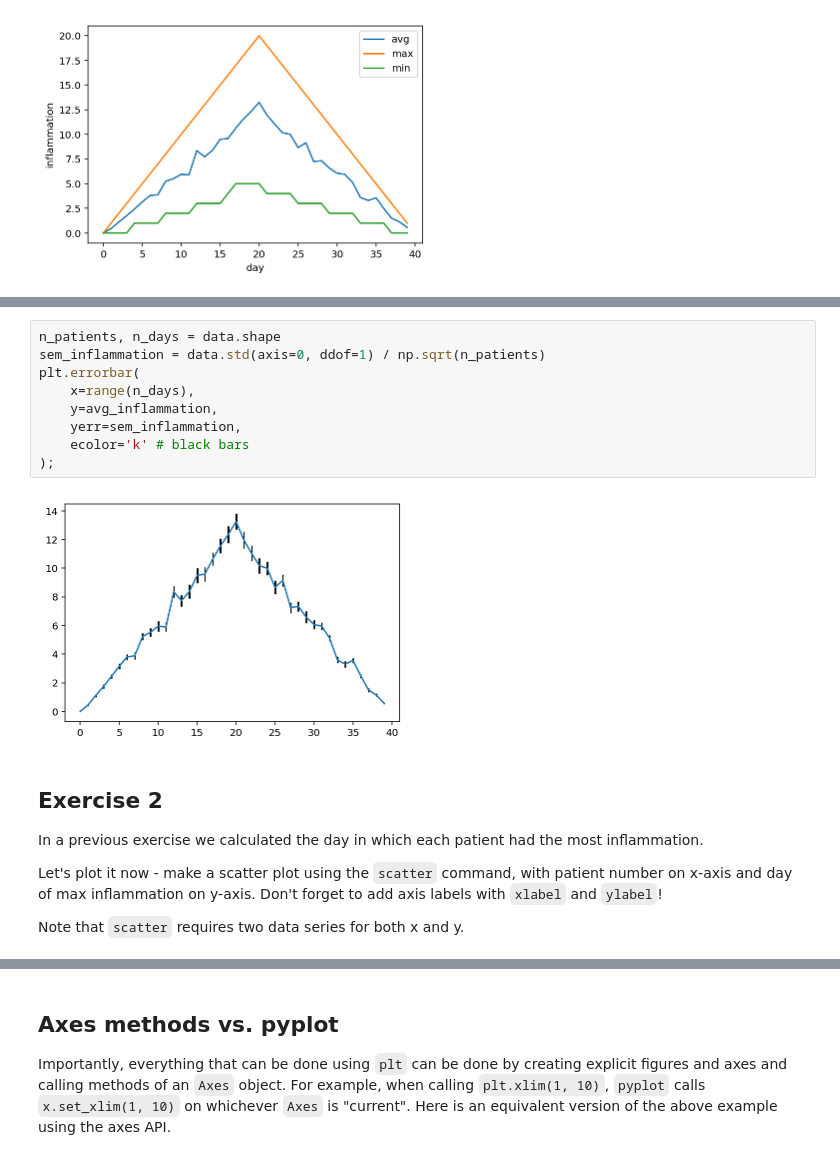
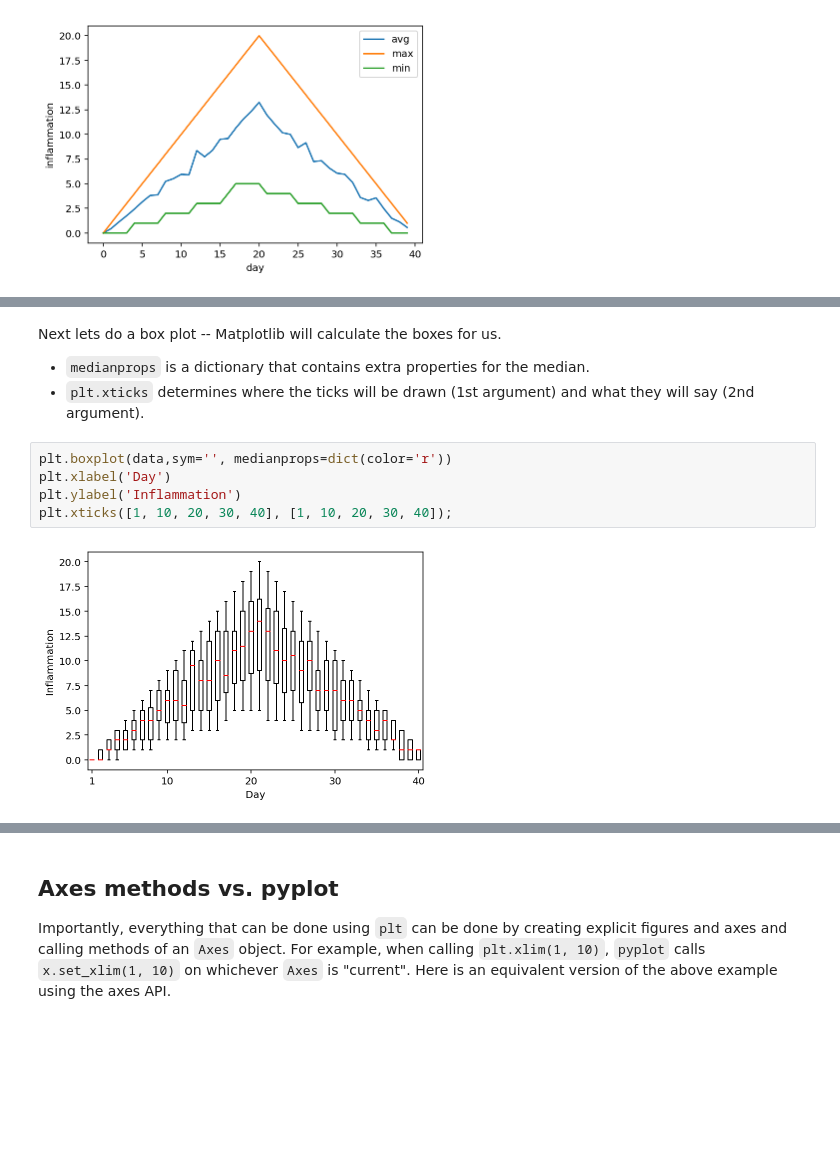
Before and after one commit to yoavram/Py4Eng, a Jupyter notebook: sessions/matplotlib.ipynb, the cells around one changed output, grey strips where cells are left out. Drawn from its saved outputs; the diff is of its cells as text; blank space fills up the shorter version.

```diff
--- a/sessions/matplotlib.ipynb
+++ b/sessions/matplotlib.ipynb
@@ -90,20 +99,12 @@ Note that when calculating the standard deviation of a sample, the degrees of fr
-# %%
-n_patients, n_days = data.shape
-sem_inflammation = data.std(axis=0, ddof=1) / np.sqrt(n_patients)
-plt.errorbar(
-    x=range(n_days),
-    y=avg_inflammation,
-    yerr=sem_inflammation,
-    ecolor='k' # black bars
-);
-# %% [output]
-[figure, removed]
-# %% [markdown]
-## Exercise 2
-
-In a previous exercise we calculated the day in which each patient had the most inflammation.
-
-Let's plot it now - make a scatter plot using the `scatter` command, with patient number on x-axis and day of max inflammation on y-axis.
-Don't forget to add axis labels with `xlabel` and `ylabel`!
-
-Note that `scatter` requires two data series for both x and y.
+# %% [markdown]
+Next lets do a box plot -- Matplotlib will calculate the boxes for us.
+
+- `medianprops` is a dictionary that contains extra properties for the median.
+- `plt.xticks` determines where the ticks will be drawn (1st argument) and what they will say (2nd argument).
+# %%
+plt.boxplot(data,sym='', medianprops=dict(color='r'))
+plt.xlabel('Day')
+plt.ylabel('Inflammation')
+plt.xticks([1, 10, 20, 30, 40], [1, 10, 20, 30, 40]);
+# %% [output]
+[figure, added]
```
Also changed, not shown: parts of 37 cells of this notebook, 12 other files.
